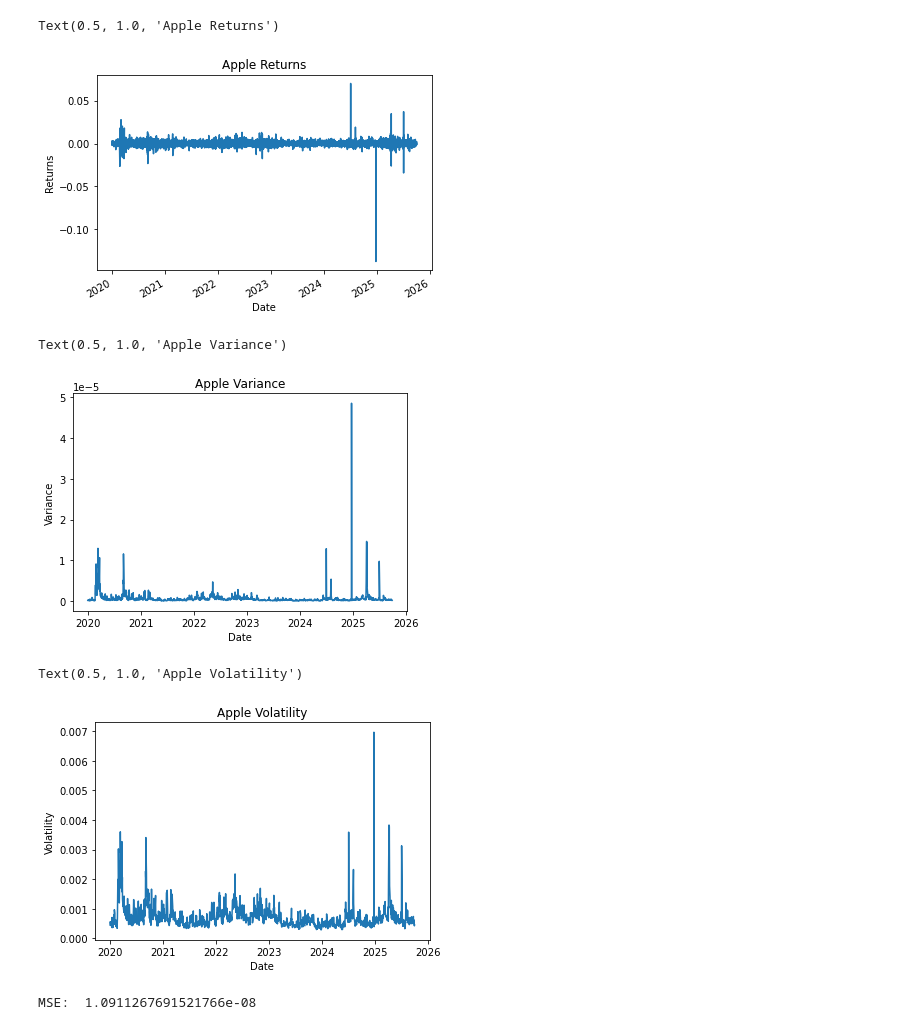
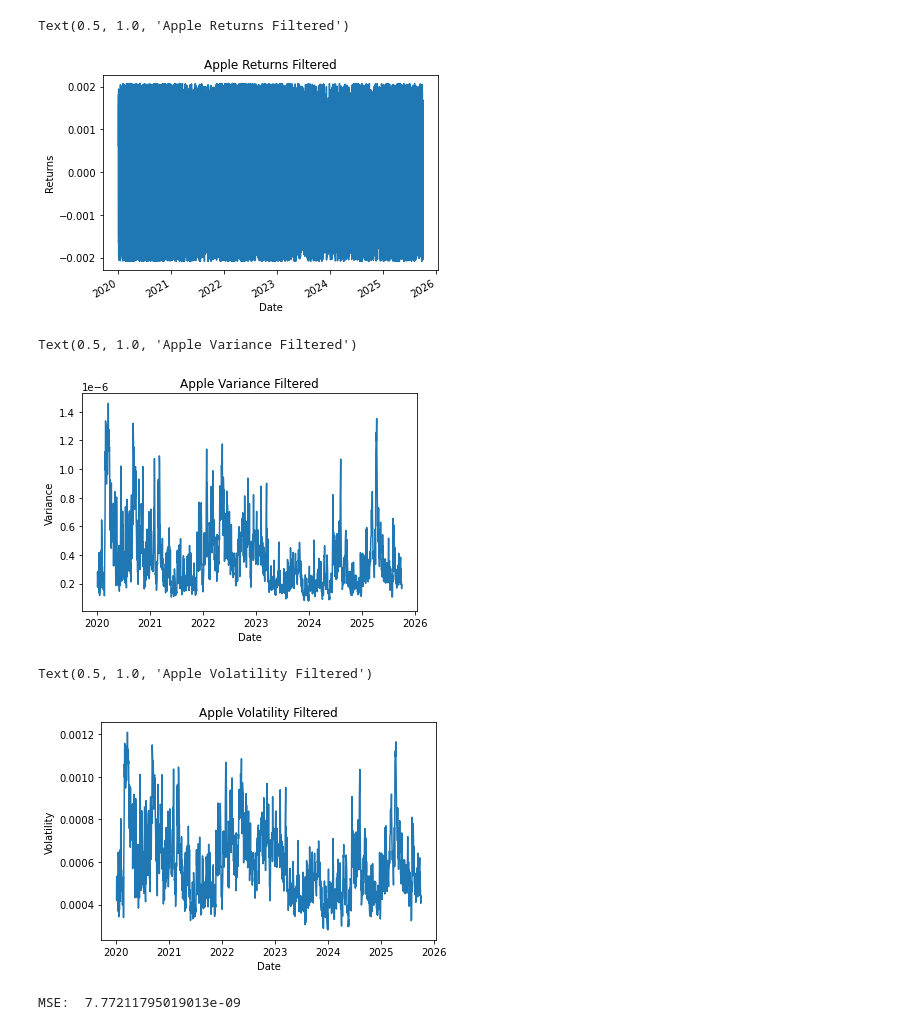
Before and after one commit to asalpert/msdas_practicum-project, a Jupyter notebook: data_preprocessing_outliers.ipynb, the cells around one changed output. Cells and saved outputs as stored; diff of their text form; code cells hidden in the pictures.

```diff
--- a/data_preprocessing_outliers.ipynb
+++ b/data_preprocessing_outliers.ipynb
@@ -35,38 +36,43 @@ daily_variance_AAPL = AAPL_returns.groupby(AAPL_returns['time_stamp'].dt.floor("
+# %%
+lower_bound = AAPL_returns["log_return"].quantile(0.0125)
+upper_bound = AAPL_returns["log_return"].quantile(0.9875)
+AAPL_returns_filtered = AAPL_returns[(AAPL_returns["log_return"] >= lower_bound) & (AAPL_returns["log_return"] <= upper_bound)]
+daily_variance_AAPL_filtered = AAPL_returns_filtered.groupby(AAPL_returns_filtered['time_stamp'].dt.floor("1D"))["log_return"].var()
 # %%
 #Plot returns
-AAPL_returns.set_index("time_stamp", inplace=True)
-AAPL_returns.log_return.plot()
+AAPL_returns_filtered.set_index("time_stamp", inplace=True)
+AAPL_returns_filtered.log_return.plot()
 plt.xlabel("Date")
 plt.ylabel("Returns")
-plt.title("Apple Returns")
+plt.title("Apple Returns Filtered")
 # %% [output]
-Text(0.5, 1.0, 'Apple Returns')
+Text(0.5, 1.0, 'Apple Returns Filtered')
-[figure, old version]
+[figure, new version]
 # %%
 #Plot variance
-plt.plot(daily_variance_AAPL.index, daily_variance_AAPL.values)
+plt.plot(daily_variance_AAPL_filtered.index, daily_variance_AAPL_filtered.values)
 plt.xlabel("Date")
 plt.ylabel("Variance")
-plt.title("Apple Variance")
+plt.title("Apple Variance Filtered")
 # %% [output]
-Text(0.5, 1.0, 'Apple Variance')
+Text(0.5, 1.0, 'Apple Variance Filtered')
-[figure, old version]
+[figure, new version]
 # %%
 #Plot volatility
-daily_volatility_APPL = np.sqrt(daily_variance_AAPL)
-plt.plot(daily_volatility_APPL.index, daily_volatility_APPL.values)
+daily_volatility_AAPL_filtered = np.sqrt(daily_variance_AAPL_filtered)
+plt.plot(daily_volatility_AAPL_filtered.index, daily_volatility_AAPL_filtered.values)
 plt.xlabel("Date")
 plt.ylabel("Volatility")
-plt.title("Apple Volatility")
+plt.title("Apple Volatility Filtered")
 # %% [output]
-Text(0.5, 1.0, 'Apple Volatility')
+Text(0.5, 1.0, 'Apple Volatility Filtered')
-[figure, old version]
+[figure, new version]
 # %%
 #Use ewma and find the error in predicting the latest 20 days
-mse_APPL = ewma_predict_Days(daily_volatility_APPL, 0.94, 20, "MSE")
+mse_APPL = ewma_predict_Days(daily_volatility_AAPL_filtered, 0.94, 20, "MSE")
 print("MSE: ", mse_APPL)
 # %% [output]
-MSE:  1.0911267691521766e-08
+MSE:  7.77211795019013e-09
 # %%
 #Trying to do covariance correlation, issues with small numbers, become NA
 APPL_daily_variance = pd.DataFrame({
```
Also changed, not shown: parts of 16 cells of this notebook.
